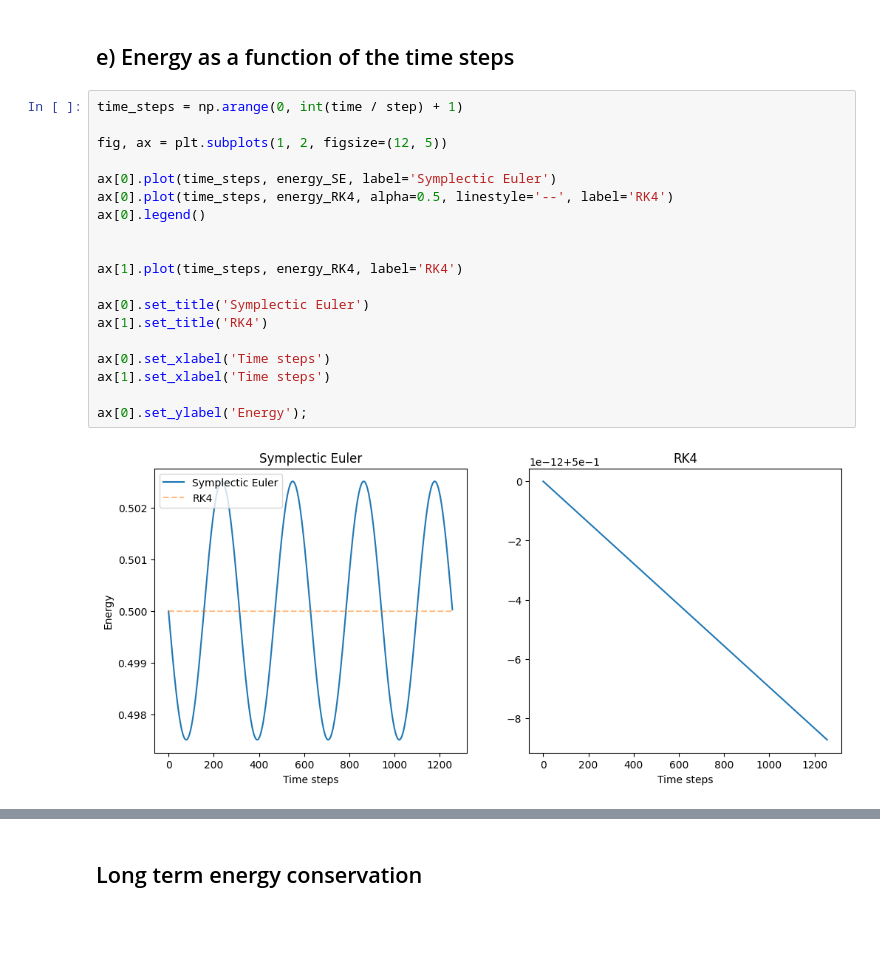
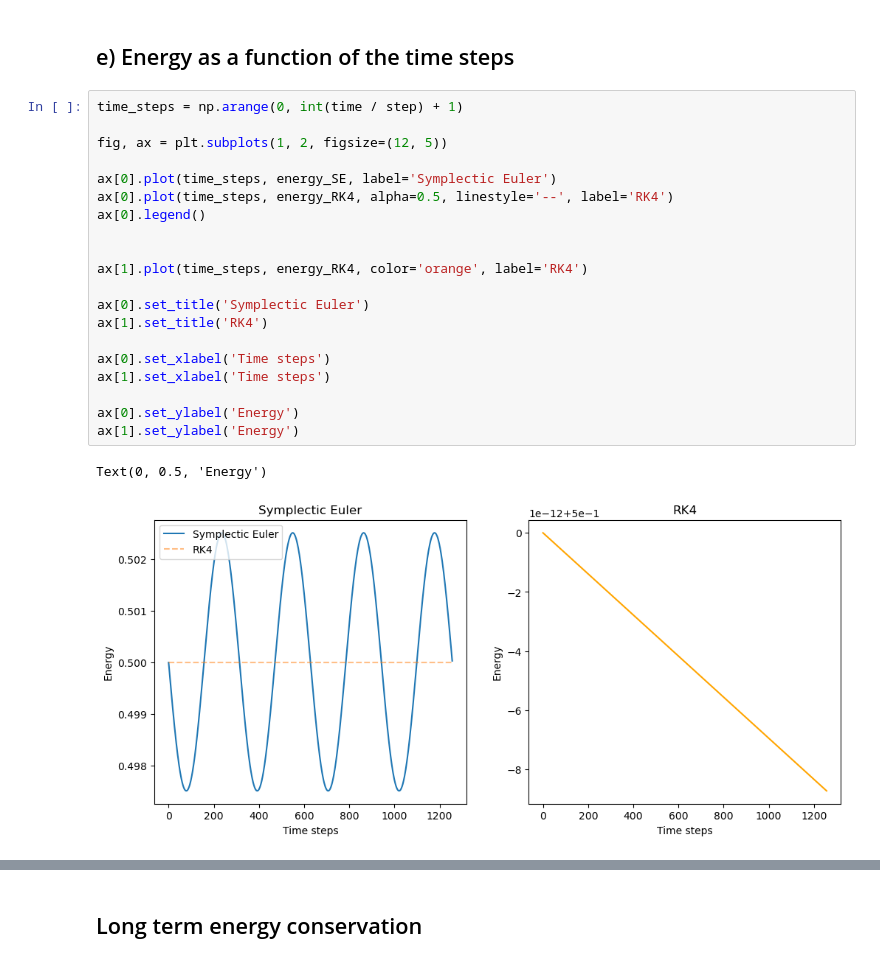
Before and after one commit to Physik-UBonn/assignment-3-fiene-weber, a Jupyter notebook: TEQS_Exercise_3_H2.ipynb, the cells around one changed output, grey strips where cells are left out. Saved outputs shown, nothing was run; the diff lists cells and outputs as text; blank space fills up the shorter version.

Commit message:
made one plot in H2 a bit simpler to understand

```diff
--- a/TEQS_Exercise_3_H2.ipynb
+++ b/TEQS_Exercise_3_H2.ipynb
@@ -77,24 +77,26 @@ energy_RK4 = [energy(x) for x in time_evolution_RK4]
 # %%
 time_steps = np.arange(0, int(time / step) + 1)
 
 fig, ax = plt.subplots(1, 2, figsize=(12, 5))
 
 ax[0].plot(time_steps, energy_SE, label='Symplectic Euler')
 ax[0].plot(time_steps, energy_RK4, alpha=0.5, linestyle='--', label='RK4')
 ax[0].legend()
 
 
-ax[1].plot(time_steps, energy_RK4, label='RK4')
+ax[1].plot(time_steps, energy_RK4, color='orange', label='RK4')
 
 ax[0].set_title('Symplectic Euler')
 ax[1].set_title('RK4')
 
 ax[0].set_xlabel('Time steps')
 ax[1].set_xlabel('Time steps')
 
-ax[0].set_ylabel('Energy');
+ax[0].set_ylabel('Energy')
+ax[1].set_ylabel('Energy')
 # %% [output]
+Text(0, 0.5, 'Energy')
-[figure, old version]
+[figure, new version]
 # %%
 E0 = energy(initial_conditions)
 
```
Also changed, not shown: parts of 4 cells of this notebook, 1 other file.
